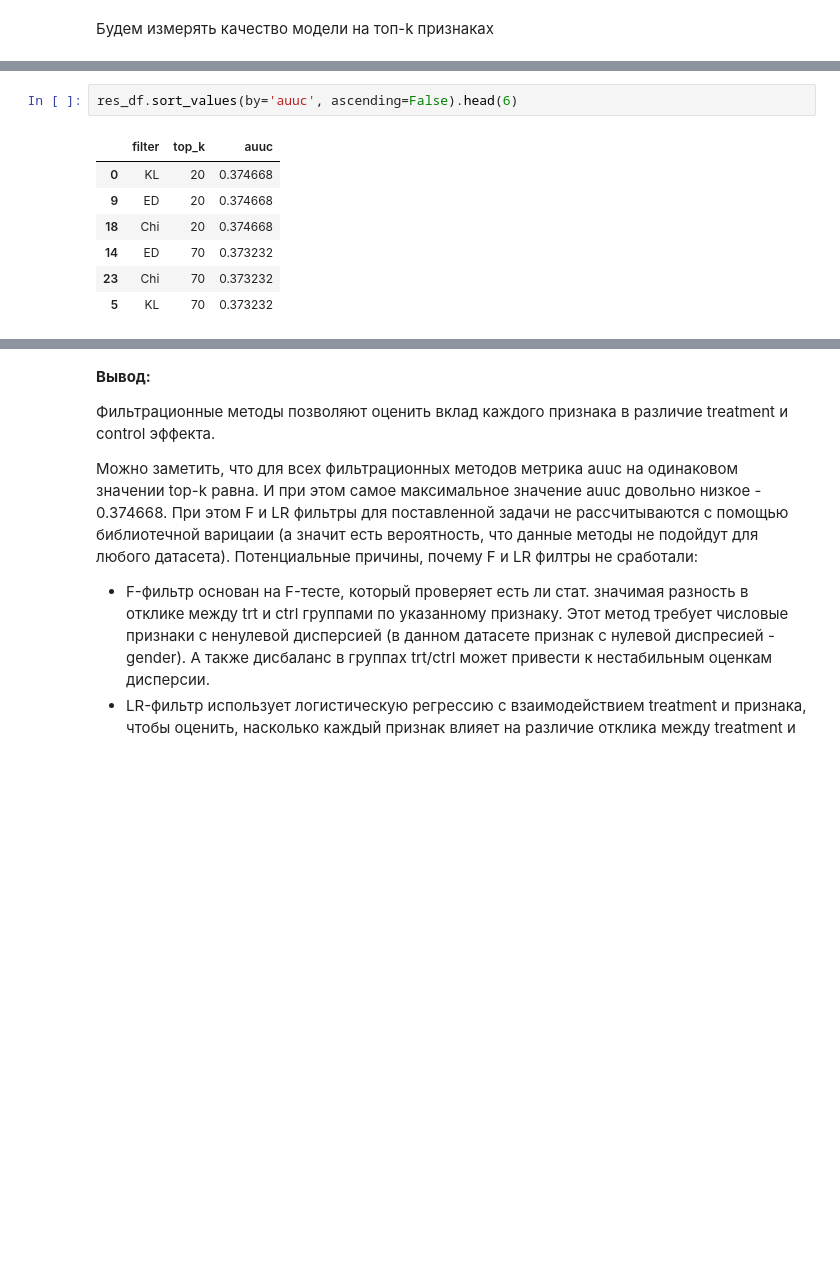
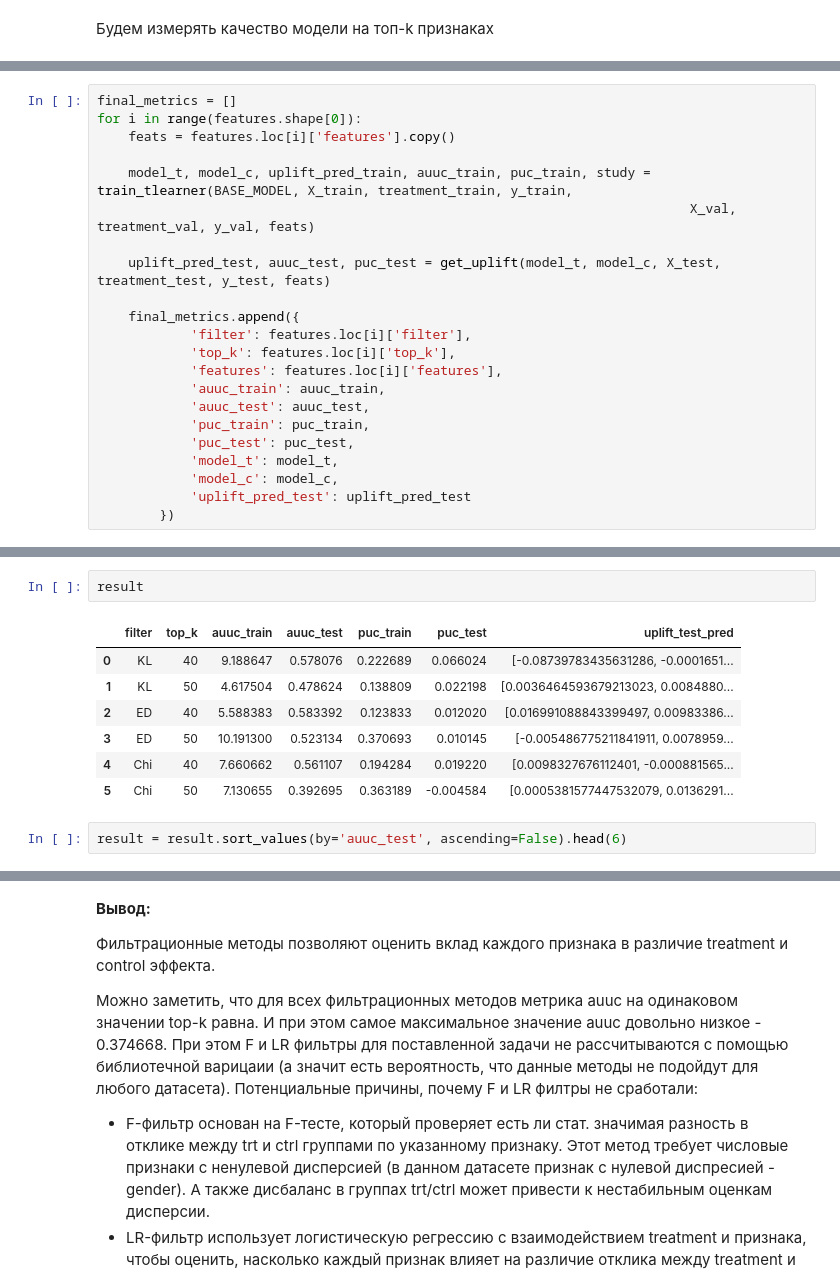
Before and after one commit to kseniakolpakov/uplift_fs, a Jupyter notebook: FilterMethods/Filter_methods.ipynb, the cells around one changed output, grey strips where cells are left out. Cells and saved outputs as stored; diff of their text form; blank space fills up the shorter version.

```diff
--- a/FilterMethods/Filter_methods.ipynb
+++ b/FilterMethods/Filter_methods.ipynb
@@ -312,0 +422,22 @@ res_df = pd.DataFrame([{
+# %%
+final_metrics = []
+for i in range(features.shape[0]):
+    feats = features.loc[i]['features'].copy()
+
+    model_t, model_c, uplift_pred_train, auuc_train, puc_train, study = train_tlearner(BASE_MODEL, X_train, treatment_train, y_train,
+                                                                            X_val, treatment_val, y_val, feats)
+
+    uplift_pred_test, auuc_test, puc_test = get_uplift(model_t, model_c, X_test, treatment_test, y_test, feats)
+
+    final_metrics.append({
+            'filter': features.loc[i]['filter'],
+            'top_k': features.loc[i]['top_k'],
+            'features': features.loc[i]['features'],
+            'auuc_train': auuc_train,
+            'auuc_test': auuc_test,
+            'puc_train': puc_train,
+            'puc_test': puc_test,
+            'model_t': model_t,
+            'model_c': model_c,
+            'uplift_pred_test': uplift_pred_test
+        })
@@ -313,10 +474,12 @@ res_df = pd.DataFrame([{
+# %%
+result
+# %% [output]
+|  | filter | top_k | auuc_train | auuc_test | puc_train | puc_test | uplift_test_pred |
+| 0 | KL | 40 | 9.188647 | 0.578076 | 0.222689 | 0.066024 | [-0.08739783435631286, -0.0001651... |
+| 1 | KL | 50 | 4.617504 | 0.478624 | 0.138809 | 0.022198 | [0.0036464593679213023, 0.0084880... |
+| 2 | ED | 40 | 5.588383 | 0.583392 | 0.123833 | 0.012020 | [0.016991088843399497, 0.00983386... |
+| 3 | ED | 50 | 10.191300 | 0.523134 | 0.370693 | 0.010145 | [-0.005486775211841911, 0.0078959... |
+| 4 | Chi | 40 | 7.660662 | 0.561107 | 0.194284 | 0.019220 | [0.0098327676112401, -0.000881565... |
+| 5 | Chi | 50 | 7.130655 | 0.392695 | 0.363189 | -0.004584 | [0.0005381577447532079, 0.0136291... |
 # %%
-res_df.sort_values(by='auuc', ascending=False).head(6)
+result = result.sort_values(by='auuc_test', ascending=False).head(6)
-# %% [output]
-|  | filter | top_k | auuc |
-| 0 | KL | 20 | 0.374668 |
-| 9 | ED | 20 | 0.374668 |
-| 18 | Chi | 20 | 0.374668 |
-| 14 | ED | 70 | 0.373232 |
-| 23 | Chi | 70 | 0.373232 |
-| 5 | KL | 70 | 0.373232 |
```
Also changed, not shown: parts of 26 cells of this notebook, 1 other file.
